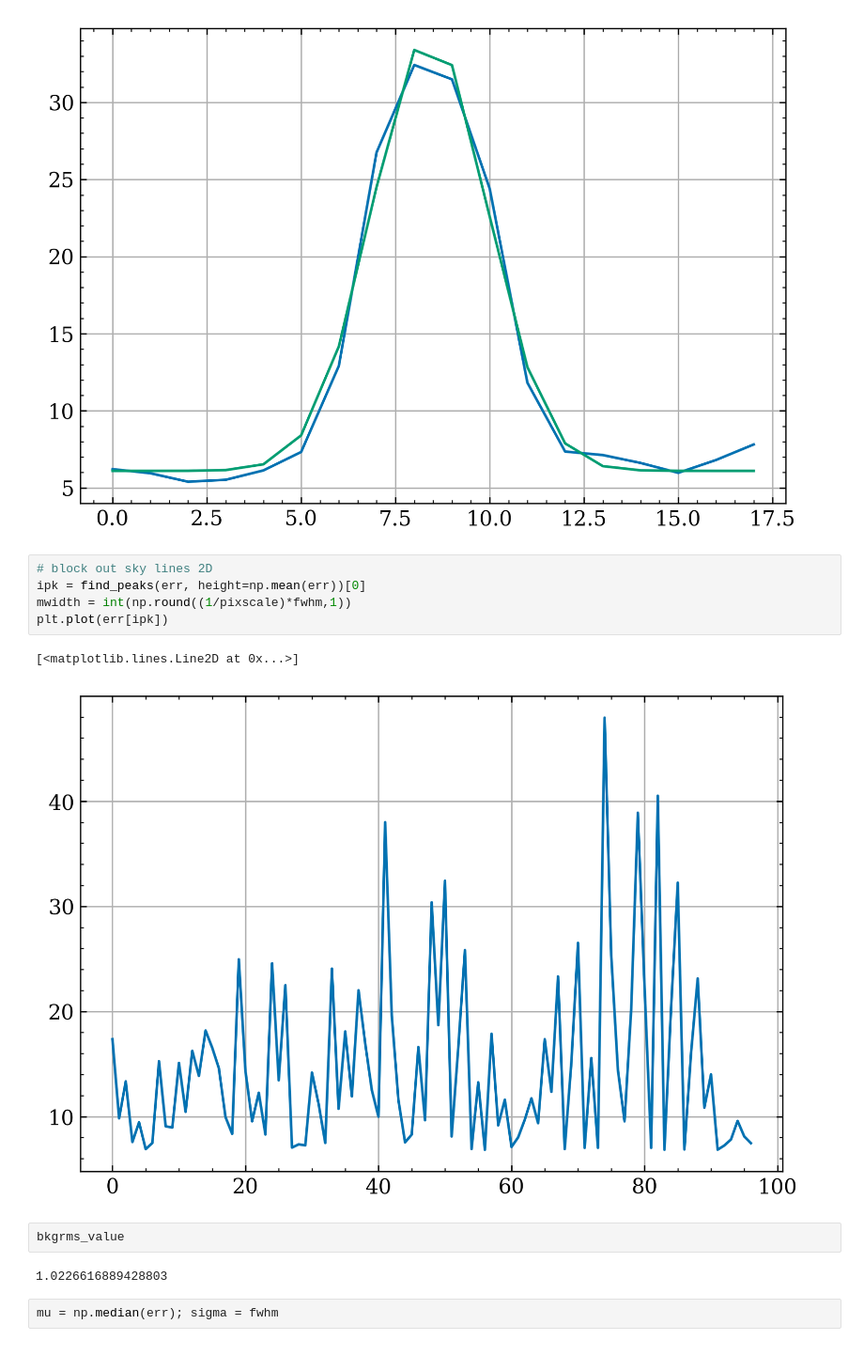
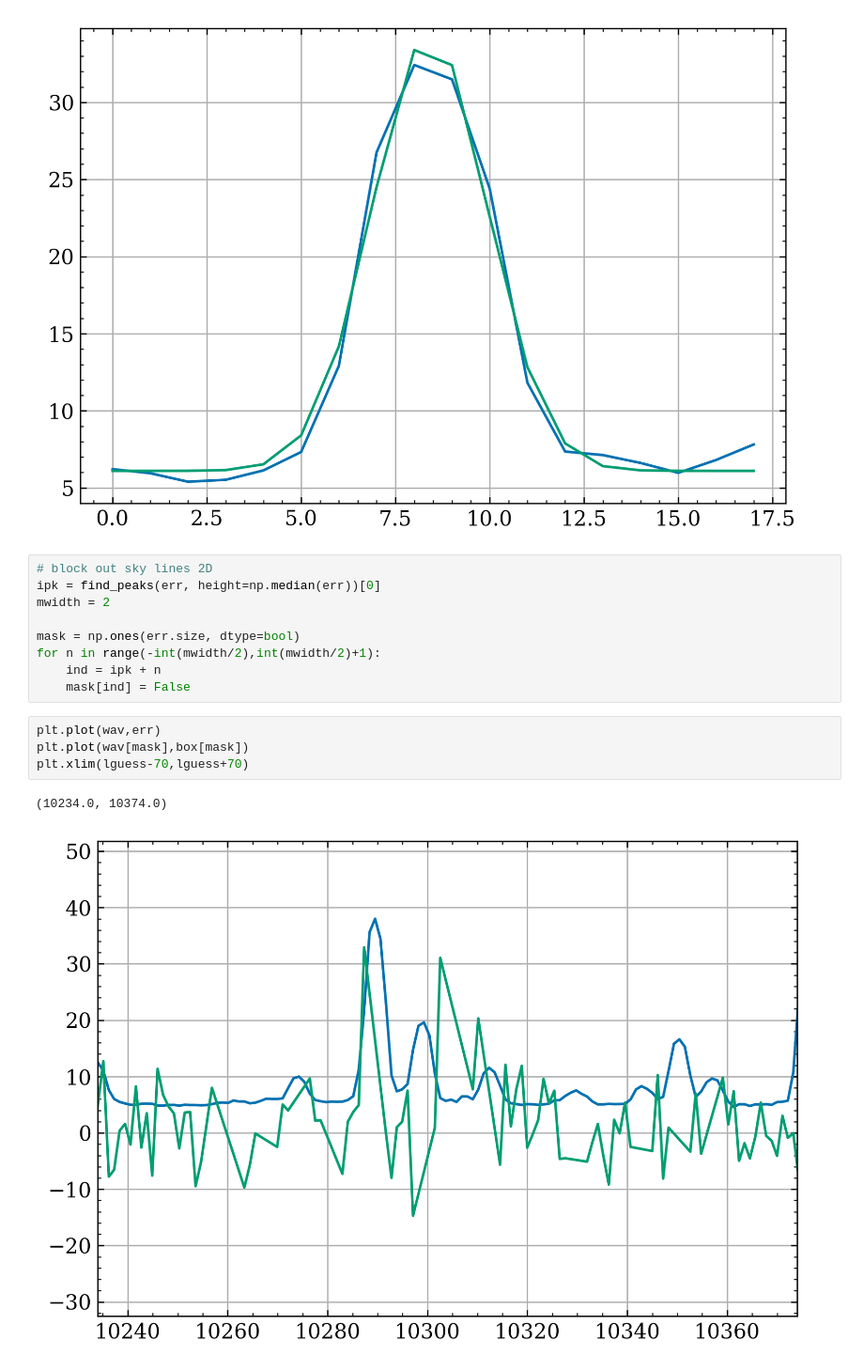
Before and after one commit to 0cooper/werls, a Jupyter notebook: olivia/line_snr.ipynb, the cells around one changed output. Shown at 94% size. Cells and saved outputs as stored; diff of their text form.

```diff
--- a/olivia/line_snr.ipynb
+++ b/olivia/line_snr.ipynb
@@ -191,16 +190,18 @@ plt.plot(x,yfit)
 [figure]
 # %%
 # block out sky lines 2D
-ipk = find_peaks(err, height=np.mean(err))[0]
-mwidth = int(np.round((1/pixscale)*fwhm,1))
-plt.plot(err[ipk])
+ipk = find_peaks(err, height=np.median(err))[0]
+mwidth = 2
+
+mask = np.ones(err.size, dtype=bool)
+for n in range(-int(mwidth/2),int(mwidth/2)+1):
+    ind = ipk + n
+    mask[ind] = False
-# %% [output]
-[<matplotlib.lines.Line2D at 0x...>]
-[figure, removed]
-# %%
-bkgrms_value
-# %% [output]
-1.0226616889428803
-# %%
-mu = np.median(err); sigma = fwhm
+# %%
+plt.plot(wav,err)
+plt.plot(wav[mask],box[mask])
+plt.xlim(lguess-70,lguess+70)
+# %% [output]
+(10234.0, 10374.0)
+[figure, added]
 # %%
```
Also changed, not shown: parts of 20 cells of this notebook, 4 other files.
